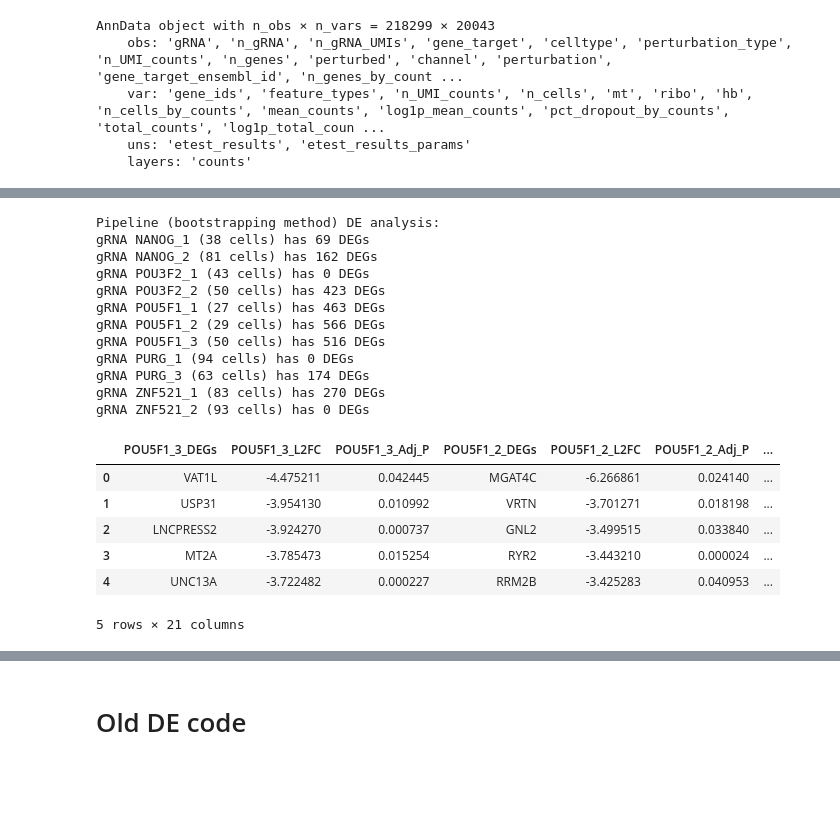
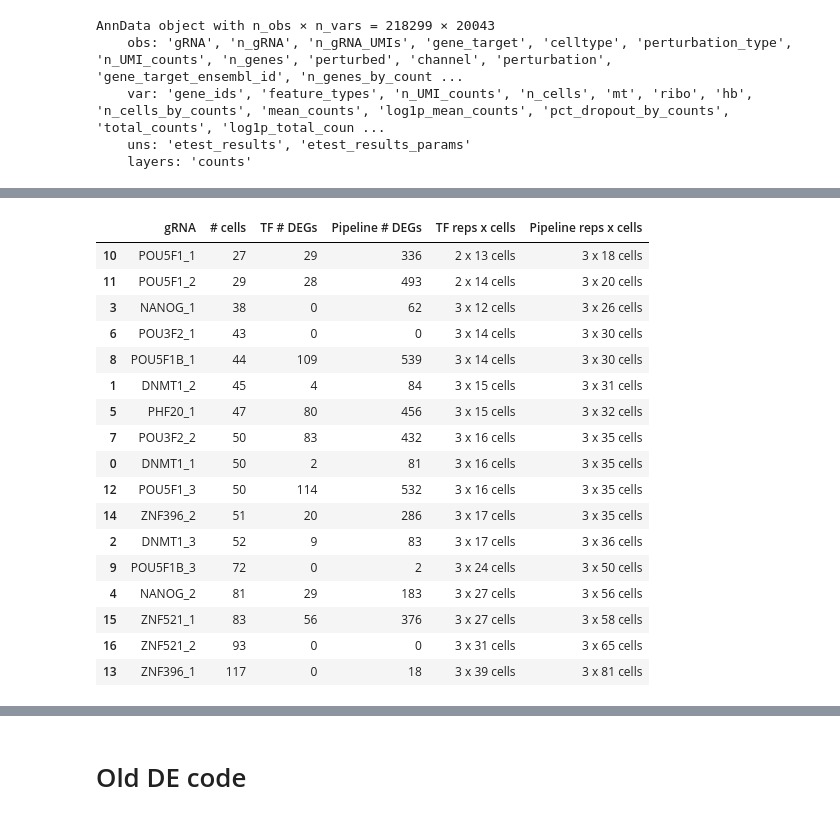
Before and after one commit to subramaniam-lab-ucsd/tf-project, a Jupyter notebook: tf_project_de_analysis_mde.ipynb, the cells around one changed output, grey strips where cells are left out. Drawn from its saved outputs; the diff is of its cells as text; code cells hidden in the pictures; blank space fills up the shorter version.

Commit message:
Tested CPM normalization before scrubbing NTC cells, ran pipeline through E-distance testing (no DE testing yet)

```diff
--- a/tf_project_de_analysis_mde.ipynb
+++ b/tf_project_de_analysis_mde.ipynb
@@ -474,0 +281,14 @@ Name: count, dtype: int64
+# %%
+# 30 KDs with highest number of DEGs, from updated pipeline example notebook
+top_30_kds_by_n_degs = \
+    {'MYADM', 'DBR1', 'POU5F1', 'PTPN1', 'POU5F1B', 'JOSD1', 'ST13', 'HRC', 'TOMM40', 'KAT2A',
+     'PHF20', 'PSMD8', 'NAE1', 'POU3F2', 'HCCS', 'DDX6', 'SMARCC1', 'DNMT1', 'TMX2', 'SMARCE1',
+     'TADA2B', 'VHL', 'TAF4', 'EMSY', 'ZNF521', 'RBM14', 'NANOG', 'IDI1', 'RNF7', 'ZNF396'}
+
+# KDs to test
+test_kds = top_30_kds_by_n_degs & set(adata.obs.gene_target.unique().tolist())
+print(f"{len(test_kds)} KDs to test: {', '.join(test_kds)}")
+
+# gRNA to test
+gRNA_to_test = adata[adata.obs.gene_target.isin(test_kds)].obs.gRNA.unique().tolist()
+print(f"{len(gRNA_to_test)} gRNA to test")
@@ -474,0 +377,2 @@ Name: count, dtype: int64
+# %%
+adata = filter_low_expressed_genes(adata, min_n_cells=100, percent_threshold=20)
@@ -475,2 +428,2 @@ Name: count, dtype: int64
 # %%
-test_de_results = differential_expression(test_adata)
+test_de_results12 = differential_expression(test_adata, min_cells_per_rep=12)
@@ -552,16 +446,0 @@ gRNA ZNF521_2 (93 cells) has 0 DEGs
-# %%
-print("Pipeline (bootstrapping method) DE analysis:")
-pipeline_degs = print_DE_results(pipeline_de_results, test_adata_pipeline)
-# %% [output]
-Pipeline (bootstrapping method) DE analysis:
-gRNA NANOG_1 (38 cells) has 69 DEGs
-gRNA NANOG_2 (81 cells) has 162 DEGs
-gRNA POU3F2_1 (43 cells) has 0 DEGs
-gRNA POU3F2_2 (50 cells) has 423 DEGs
-gRNA POU5F1_1 (27 cells) has 463 DEGs
-gRNA POU5F1_2 (29 cells) has 566 DEGs
-gRNA POU5F1_3 (50 cells) has 516 DEGs
-gRNA PURG_1 (94 cells) has 0 DEGs
-gRNA PURG_3 (63 cells) has 174 DEGs
-gRNA ZNF521_1 (83 cells) has 270 DEGs
-gRNA ZNF521_2 (93 cells) has 0 DEGs
@@ -571,10 +446,0 @@ pipeline_de_df = _save_DEG_df(pipeline_de_results, save=False)
-# %%
-pipeline_de_df.head()
-# %% [output]
-|  | POU5F1_3_DEGs | POU5F1_3_L2FC | POU5F1_3_Adj_P | POU5F1_2_DEGs | POU5F1_2_L2FC | POU5F1_2_Adj_P | ... |
-| 0 | VAT1L | -4.475211 | 0.042445 | MGAT4C | -6.266861 | 0.024140 | ... |
-| 1 | USP31 | -3.954130 | 0.010992 | VRTN | -3.701271 | 0.018198 | ... |
-| 2 | LNCPRESS2 | -3.924270 | 0.000737 | GNL2 | -3.499515 | 0.033840 | ... |
-| 3 | MT2A | -3.785473 | 0.015254 | RYR2 | -3.443210 | 0.000024 | ... |
-| 4 | UNC13A | -3.722482 | 0.000227 | RRM2B | -3.425283 | 0.040953 | ... |
-5 rows × 21 columns
@@ -580,0 +489,27 @@ pipeline_de_df.head()
+# %%
+de_test_results_df12 = \
+    build_DE_test_results_df(test_de_results12, pipeline_de_results, test_adata,
+                             tf_min_cells_per_rep=12,
+                             pipeline_sample_fraction=0.7,
+                             alpha=0.05)
+# %%
+display(de_test_results_df12.sort_values(by="# cells"))
+# %% [output]
+|  | gRNA | # cells | TF # DEGs | Pipeline # DEGs | TF reps x cells | Pipeline reps x cells |
+| 10 | POU5F1_1 | 27 | 29 | 336 | 2 x 13 cells | 3 x 18 cells |
+| 11 | POU5F1_2 | 29 | 28 | 493 | 2 x 14 cells | 3 x 20 cells |
+| 3 | NANOG_1 | 38 | 0 | 62 | 3 x 12 cells | 3 x 26 cells |
+| 6 | POU3F2_1 | 43 | 0 | 0 | 3 x 14 cells | 3 x 30 cells |
+| 8 | POU5F1B_1 | 44 | 109 | 539 | 3 x 14 cells | 3 x 30 cells |
+| 1 | DNMT1_2 | 45 | 4 | 84 | 3 x 15 cells | 3 x 31 cells |
+| 5 | PHF20_1 | 47 | 80 | 456 | 3 x 15 cells | 3 x 32 cells |
+| 7 | POU3F2_2 | 50 | 83 | 432 | 3 x 16 cells | 3 x 35 cells |
+| 0 | DNMT1_1 | 50 | 2 | 81 | 3 x 16 cells | 3 x 35 cells |
+| 12 | POU5F1_3 | 50 | 114 | 532 | 3 x 16 cells | 3 x 35 cells |
+| 14 | ZNF396_2 | 51 | 20 | 286 | 3 x 17 cells | 3 x 35 cells |
+| 2 | DNMT1_3 | 52 | 9 | 83 | 3 x 17 cells | 3 x 36 cells |
+| 9 | POU5F1B_3 | 72 | 0 | 2 | 3 x 24 cells | 3 x 50 cells |
+| 4 | NANOG_2 | 81 | 29 | 183 | 3 x 27 cells | 3 x 56 cells |
+| 15 | ZNF521_1 | 83 | 56 | 376 | 3 x 27 cells | 3 x 58 cells |
+| 16 | ZNF521_2 | 93 | 0 | 0 | 3 x 31 cells | 3 x 65 cells |
+| 13 | ZNF396_1 | 117 | 0 | 18 | 3 x 39 cells | 3 x 81 cells |
```
Also changed, not shown: parts of 39 cells of this notebook.
